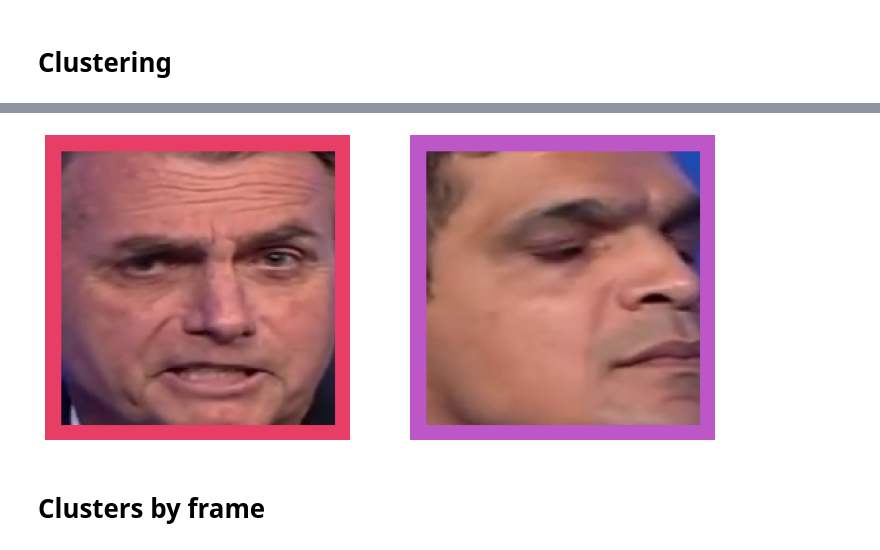
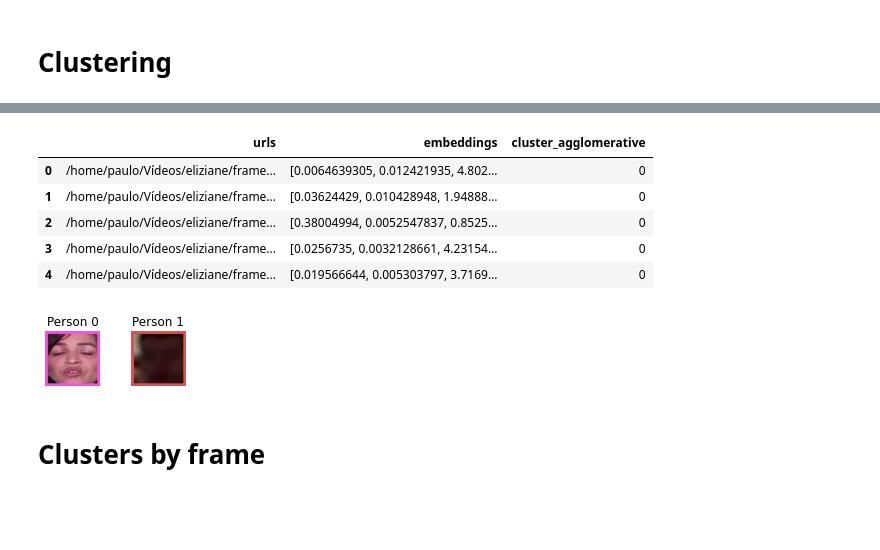
Before and after one commit to TeleMidia/face_clustering, a Jupyter notebook: ipynb/video/video_frames.ipynb, the cells around one changed output, grey strips where cells are left out. Saved outputs shown, nothing was run; the diff lists cells and outputs as text; code cells hidden in the pictures; blank space fills up the shorter version.

Commit message:
cluster matching

```diff
--- a/ipynb/video/video_frames.ipynb
+++ b/ipynb/video/video_frames.ipynb
@@ -11,2 +15,2 @@ import pandas as pd
 # %%
-video_path = '/home/paulo/Vídeos/bolso_daciolo.mp4'
+video_path = '/home/paulo/Vídeos/eliziane.mp4'
@@ -101,5 +92,5 @@ dt_sw.shape
 # %%
 embs = [list(emb) for emb in dt_sw.embeddings.values]
 # %%
-silhuoette(embs,alg = "agglomerative")
+clusters_silhouette = silhuoette(embs,alg = "agglomerative")
 # %% [output]
@@ -132,3 +114,16 @@ clusters.head()
+# %%
+#clusters.head()
+
+clusters = dt_sw.copy()
+clusters[f'cluster_{alg}'] = clusters_silhouette
+clusters[['urls','embeddings',f"cluster_{alg}"]].head()
+# %% [output]
+|  | urls | embeddings | cluster_agglomerative |
+| 0 | /home/paulo/Vídeos/eliziane/frame... | [0.0064639305, 0.012421935, 4.802... | 0 |
+| 1 | /home/paulo/Vídeos/eliziane/frame... | [0.03624429, 0.010428948, 1.94888... | 0 |
+| 2 | /home/paulo/Vídeos/eliziane/frame... | [0.38004994, 0.0052547837, 0.8525... | 0 |
+| 3 | /home/paulo/Vídeos/eliziane/frame... | [0.0256735, 0.0032128661, 4.23154... | 0 |
+| 4 | /home/paulo/Vídeos/eliziane/frame... | [0.019566644, 0.005303797, 3.7169... | 0 |
 # %%
 faces_samples = clusters[[f'cluster_{alg}','faces']].sort_values(
     f'cluster_{alg}').groupby(f'cluster_{alg}').head(1).faces.values
@@ -137,19 +130,24 @@ colors = list(np.random.random(size=(len(faces_samples),3)) * 256)
 # %%
-import matplotlib.pyplot as plt
+colors = list(np.random.random(size=(len(faces_samples),3)) * 256)
+def show_people_video():
+    fig, axes = plt.subplots(nrows=1, ncols=max(len(faces_samples),8), figsize=(12, 1))
+    #fig.tight_layout()
+    #fig.subplots_adjust(hspace=0, wspace=0)
+    i = 0
+    [axi.set_axis_off() for axi in axes.ravel()]
+    for sample in faces_samples:
+        #axes.figure(figsize=(2,3))
+        image = cv2.rectangle(sample, (0,0), sample.shape[0:2], colors[i], int(sample.shape[0]/10))
 
-fig, axes = plt.subplots(nrows=1, ncols=len(faces_samples), figsize=(12, 7))
-#fig.tight_layout()
-#fig.subplots_adjust(hspace=0, wspace=0)
-i = 0
-for sample in faces_samples:
-    #axes.figure(figsize=(2,3))
-    image = cv2.rectangle(sample, (0,0), sample.shape[0:2], colors[i], int(sample.shape[0]/10))
-    axes[i].imshow(image)
-    axes[i].axis('off')
-    axes[i].set_aspect('equal')
-    i = i+1
+        axes[i].set_title(f'Person {i}')
+        axes[i].imshow(image)
+        axes[i].axis('off')
+        axes[i].set_aspect('equal')
+        i = i+1
+
+show_people_video()
 # %% [output]
-[figure, old version]
+[figure, new version]
 # %% [markdown]
 # Clusters by frame
 # %%
```
Also changed, not shown: parts of 28 cells of this notebook.
